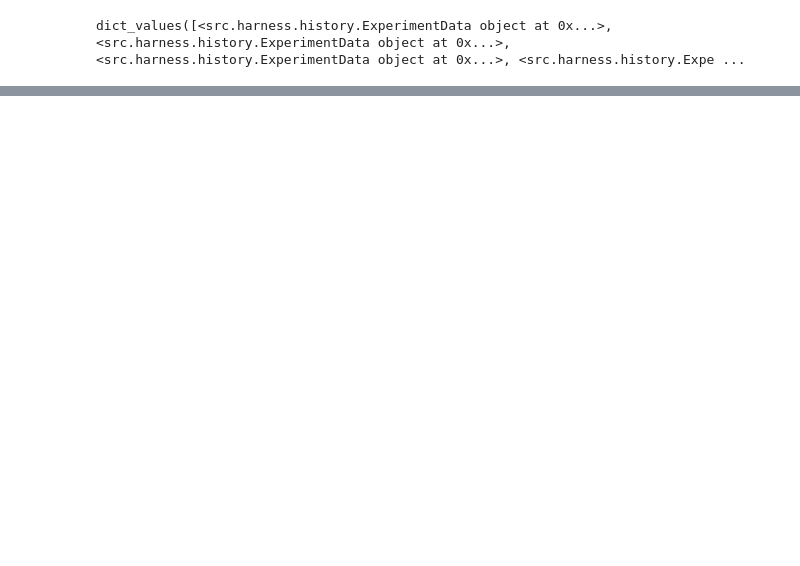
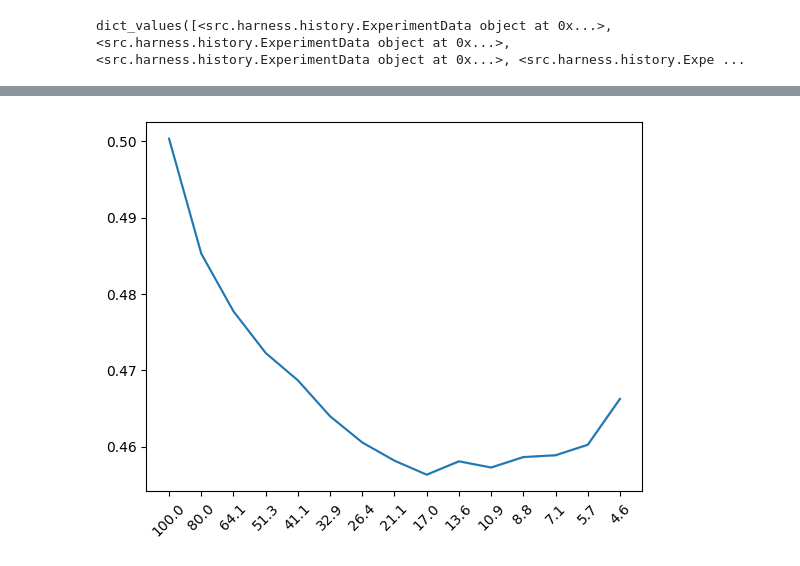
Before and after one commit to JBourds/lottery-tickets, a Jupyter notebook: plotting.ipynb, the cells around one changed output, grey strips where cells are left out. Cells and saved outputs as stored; diff of their text form; code cells hidden in the pictures; blank space fills up the shorter version.

```diff
--- a/plotting.ipynb
+++ b/plotting.ipynb
@@ -72,0 +191,4 @@ AttributeError: 'NoneType' object has no attribute 'append'
+# %%
+create_graphs(graph_sum, graph_sum.get_sparcity,graph_sum.get_positive_ratio_total_init)
+# %% [output]
+[figure, added]
```
Also changed, not shown: parts of 16 cells of this notebook, 1 other file.
